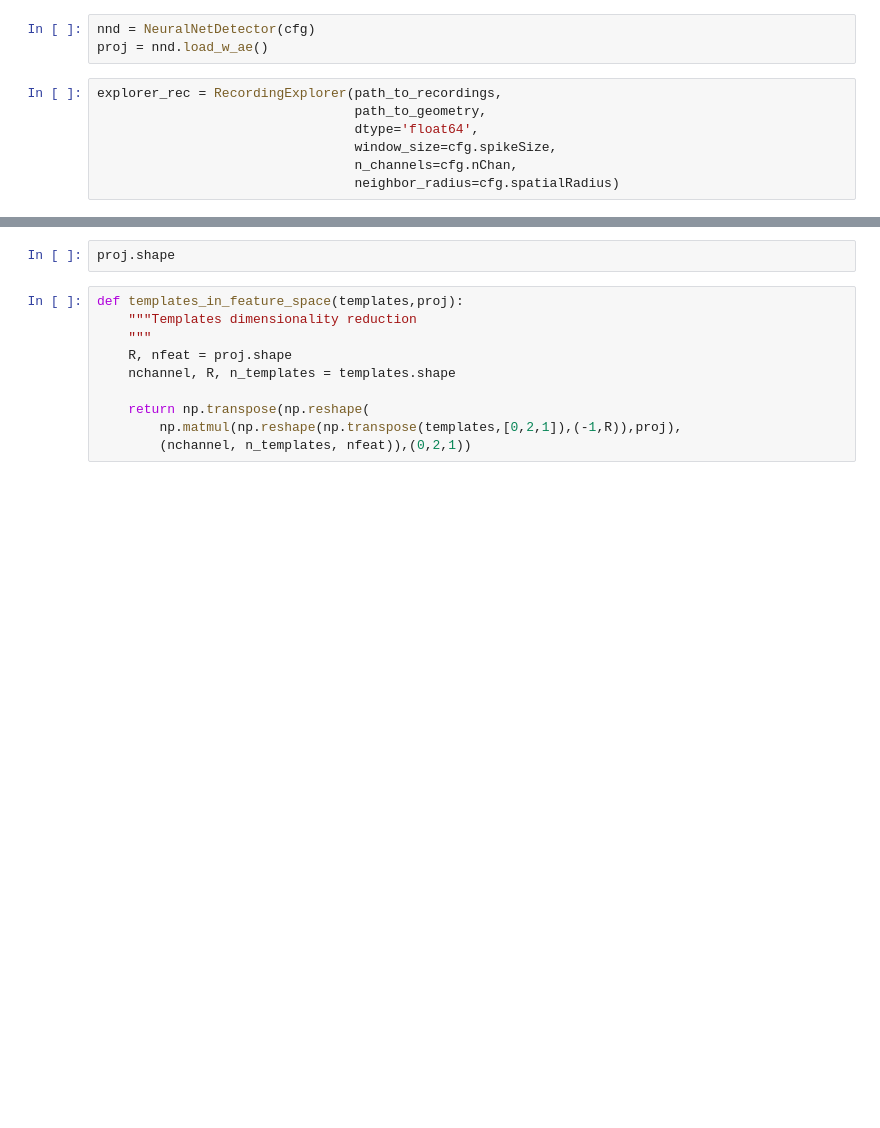
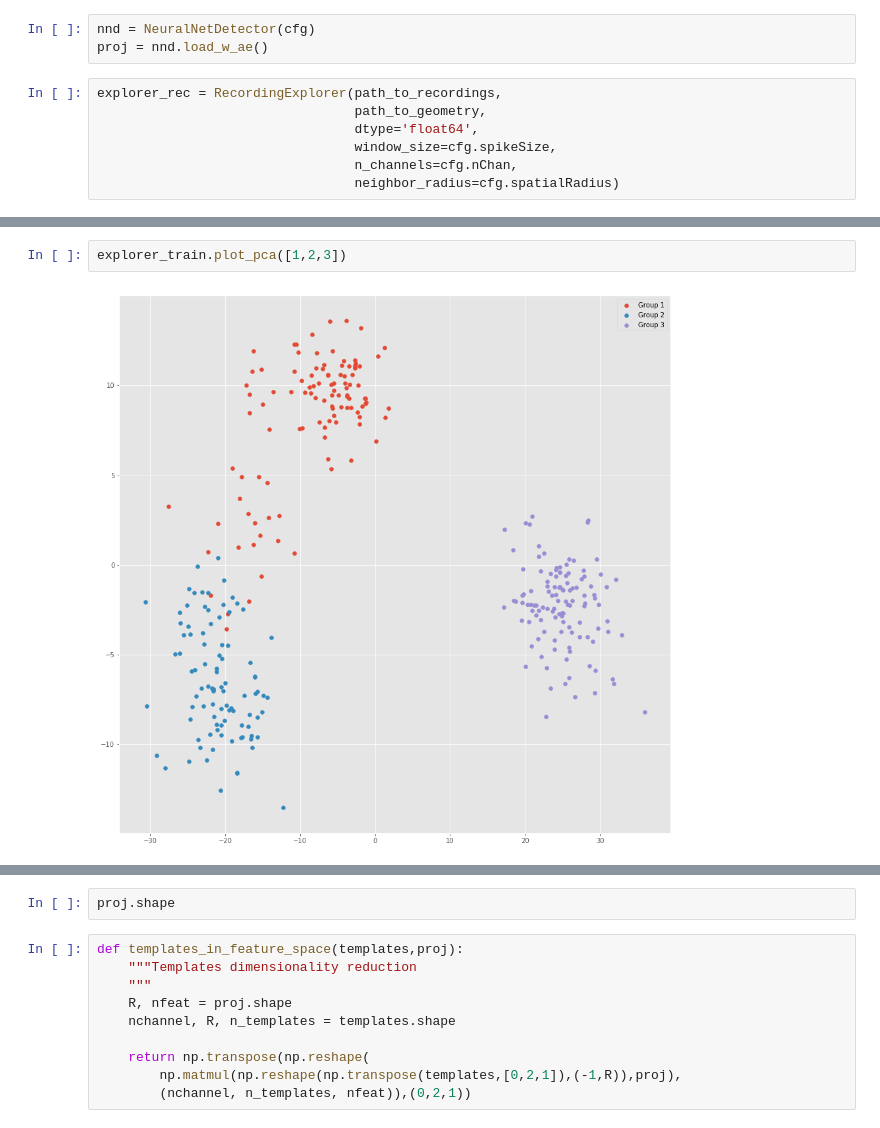
Before and after one commit to edublancas/neural-clustering, a Jupyter notebook: notebooks/cluster-evaluation.ipynb, the cells around one changed output, grey strips where cells are left out. Drawn from its saved outputs; the diff is of its cells as text; blank space fills up the shorter version.

```diff
--- a/notebooks/cluster-evaluation.ipynb
+++ b/notebooks/cluster-evaluation.ipynb
@@ -100,0 +122,4 @@ AttributeError: 'NoneType' object has no attribute 'shape'
+# %%
+explorer_train.plot_pca([1,2,3])
+# %% [output]
+[figure, added]
```
Also changed, not shown: parts of 15 cells of this notebook, 1 other file.
